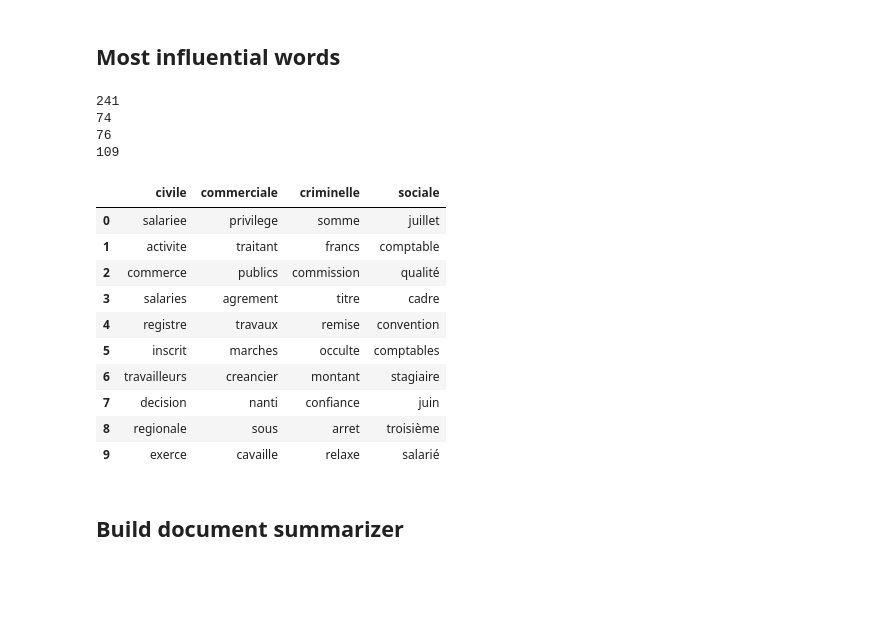
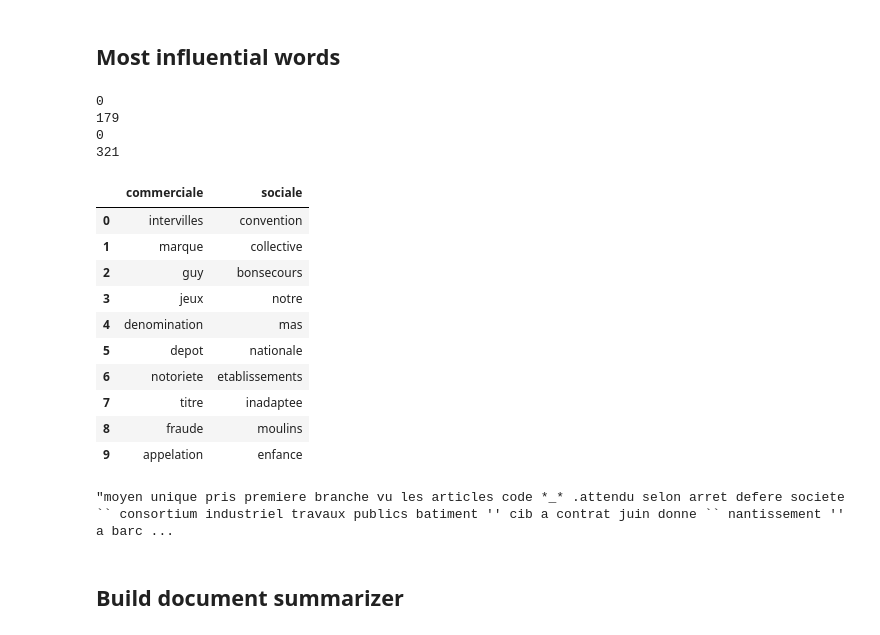
Before and after one commit to JeremyBouhi/DataScience, a Jupyter notebook: classification-document.ipynb, the cells around one changed output. Drawn from its saved outputs; the diff is of its cells as text; code cells hidden in the pictures; blank space fills up the shorter version.

Commit message:
Model Fini, test avec uniquement 2 classes et 500 données -> essayer avec plus de donné et plus de class

```diff
--- a/classification-document.ipynb
+++ b/classification-document.ipynb
@@ -17,8 +17,8 @@ import pyprind
 # %%
 # We consider you had already unzip the dataset file and that this file is in the parent folder
 
-#GLOBAL_PATH = os.path.join("Freemium_cass_global_20180315-170000","20180315-170000", "juri","cass","global") #Lucas' Path
-GLOBAL_PATH = os.path.join("..","20180315-170000", "juri","cass","global") #Jeremy's Path
+GLOBAL_PATH = os.path.join("Freemium_cass_global_20180315-170000","20180315-170000", "juri","cass","global") #Lucas' Path
+#GLOBAL_PATH = os.path.join("..","20180315-170000", "juri","cass","global") #Jeremy's Path
 
 # We need to do that for excluding data from Juri_path
 CIVILE_PATH = os.path.join(GLOBAL_PATH,"civile")
@@ -31,8 +31,8 @@ from nltk.tokenize import sent_tokenize
 ident = []
 text = []
 division = []
-#DATA_PATH = [SOCIALE_PATH] # For faster test
-DATA_PATH = [CIVILE_PATH, COMMERCIALE_PATH, CRIMINELLE_PATH, SOCIALE_PATH]
+DATA_PATH = [SOCIALE_PATH, COMMERCIALE_PATH] # For faster test
+#DATA_PATH = [CIVILE_PATH, COMMERCIALE_PATH, CRIMINELLE_PATH, SOCIALE_PATH]
 
 for DIVISION_PATH in DATA_PATH :
     xml_files = list(Path(DIVISION_PATH).glob('**/*.xml'))
@@ -172,10 +205,10 @@ print(X_commerciale.shape[0])
 print(X_criminelle.shape[0])
 print(X_sociale.shape[0])
 # %% [output]
-241
-74
-76
-109
+0
+179
+0
+321
 # %%
 from sklearn.feature_extraction.text import CountVectorizer, TfidfTransformer
 
@@ -202,21 +235,26 @@ top_criminelle = get_influential_words(X_criminelle)
 top_sociale = get_influential_words(X_sociale)
 # %%
-per_division = {'civile': top_civile, 'commerciale': top_commerciale, 'criminelle': top_criminelle, 'sociale': top_sociale}
+#per_division = {'civile': top_civile, 'commerciale': top_commerciale, 'criminelle': top_criminelle, 'sociale': top_sociale}
+per_division = {'commerciale': top_commerciale,'sociale': top_sociale}
 words_df = pd.DataFrame(data = per_division)
 
 words_df
 # %% [output]
-|  | civile | commerciale | criminelle | sociale |
-| 0 | salariee | privilege | somme | juillet |
-| 1 | activite | traitant | francs | comptable |
-| 2 | commerce | publics | commission | qualité |
-| 3 | salaries | agrement | titre | cadre |
-| 4 | registre | travaux | remise | convention |
-| 5 | inscrit | marches | occulte | comptables |
-| 6 | travailleurs | creancier | montant | stagiaire |
-| 7 | decision | nanti | confiance | juin |
-| 8 | regionale | sous | arret | troisième |
-| 9 | exerce | cavaille | relaxe | salarié |
+|  | commerciale | sociale |
+| 0 | intervilles | convention |
+| 1 | marque | collective |
+| 2 | guy | bonsecours |
+| 3 | jeux | notre |
+| 4 | denomination | mas |
+| 5 | depot | nationale |
+| 6 | notoriete | etablissements |
+| 7 | titre | inadaptee |
+| 8 | fraude | moulins |
+| 9 | appelation | enfance |
+# %%
+X[45070]
+# %% [output]
+"moyen unique pris premiere branche vu les articles code *_* .attendu selon arret defere societe `` consortium industriel travaux publics batiment '' cib a contrat juin donne `` nantissement '' a barc ...
 # %% [markdown]
 ## Build document summarizer
 # %% [markdown]
```
Also changed, not shown: parts of 14 cells of this notebook.
